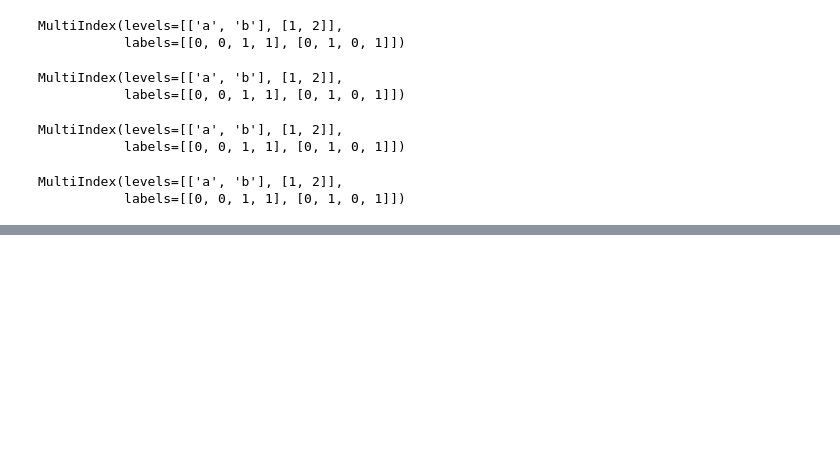
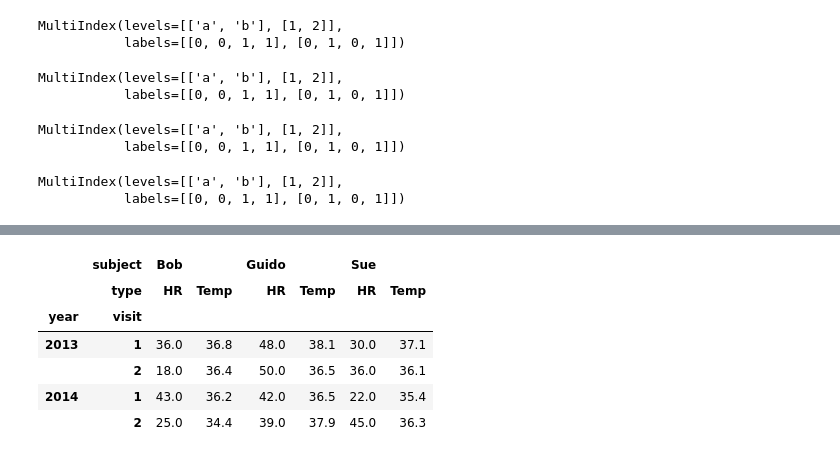
Before and after one commit to birromer/pdsh, a Jupyter notebook: pandas-hierarchical-indexing.ipynb, the cells around one changed output, grey strips where cells are left out. Cells and saved outputs as stored; diff of their text form; code cells hidden in the pictures; blank space fills up the shorter version.

```diff
--- a/pandas-hierarchical-indexing.ipynb
+++ b/pandas-hierarchical-indexing.ipynb
@@ -147,0 +385,10 @@ MultiIndex(levels=[['a', 'b'], [1, 2]],
+# %%
+health_data
+# %% [output]
+|  | subject | Bob |  | Guido |  | Sue |  |
+|  | type | HR | Temp | HR | Temp | HR | Temp |
+| year | visit |  |  |  |  |  |  |
+| 2013 | 1 | 36.0 | 36.8 | 48.0 | 38.1 | 30.0 | 37.1 |
+|  | 2 | 18.0 | 36.4 | 50.0 | 36.5 | 36.0 | 36.1 |
+| 2014 | 1 | 43.0 | 36.2 | 42.0 | 36.5 | 22.0 | 35.4 |
+|  | 2 | 25.0 | 34.4 | 39.0 | 37.9 | 45.0 | 36.3 |
```
Also changed, not shown: parts of 28 cells of this notebook.
